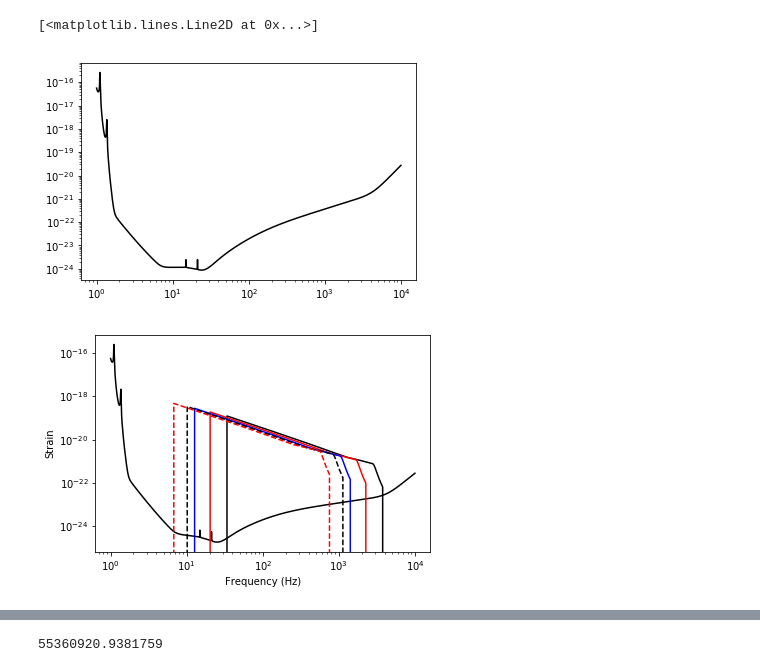
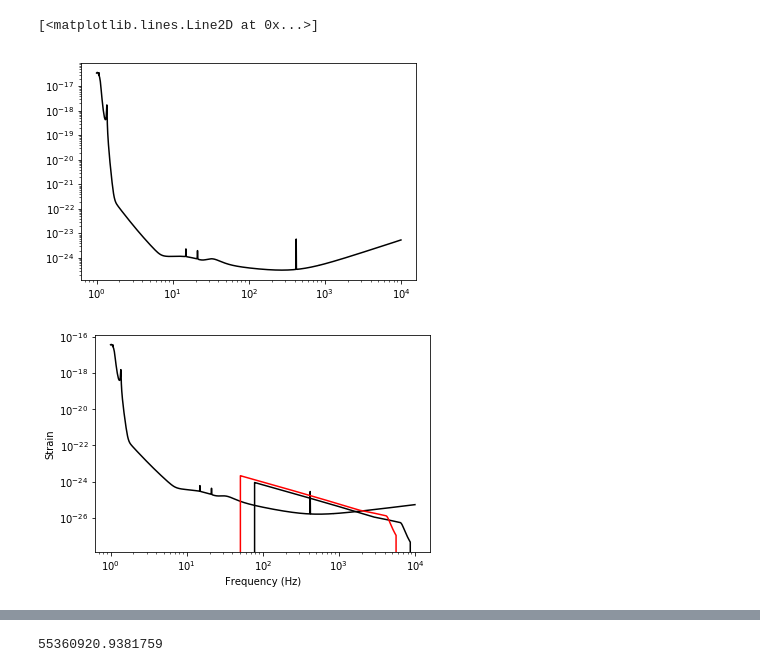
Before and after one commit to 13601121899/GWtoolbox_pathfinder, a Jupyter notebook: SNR_neutron.ipynb, the cells around one changed output, grey strips where cells are left out. Cells and saved outputs as stored; diff of their text form; code cells hidden in the pictures.

Commit message:
correct the gamma function thing

```diff
--- a/SNR_neutron.ipynb
+++ b/SNR_neutron.ipynb
@@ -8,9 +8,9 @@ noise2=Noise_ET[:,2]
 noise3=Noise_ET[:,3]
 plt.yscale('log')
 plt.xscale('log')
-plt.plot(freq,noise1,'k-')#,freq,noise2,'r-',freq,noise3,'b-')
+plt.plot(freq,noise3,'k-')#,freq,noise2,'r-',freq,noise3,'b-')
 # %% [output]
 [<matplotlib.lines.Line2D at 0x...>]
-[figure, old version]
+[figure, new version]
 # %%
 def Sn(f):
@@ -99,17 +99,18 @@ def F1(theta,phi,psi):
 GMsun=1.32754125e26 # cgs unit
 DKPC=3.086e+21 # cgs unit
 c=3e10 #cgs
-def C(M1,M2,D,i,theta,phi,psi):
+def C(M1,M2,Deff,i,theta,phi,psi):
     M=M1+M2
-    factor=M*15.4787466e-6 #second;
+#    factor=M*15.4787466e-6 #second;
     eta=M1*M2/M**2
-    result=(GMsun*M)**0.83333/(2.0*D*DKPC*2.1433*c**1.5)*\
-    (0.208333*eta)**0.5*np.sqrt((1.0+np.cos(i)**2)**2*F1(theta,phi,psi)[0]**2+\
-                                4.0*np.cos(i)**2*F1(theta,phi,psi)[1]**2)
+#    result1=(GMsun*M)**0.83333/(2.0*D*DKPC*2.1433*c**1.5)*\
+#    (0.208333*eta)**0.5*np.sqrt((1.0+np.cos(i)**2)**2*F1(theta,phi,psi)[0]**2+\
+#                                4.0*np.cos(i)**2*F1(theta,phi,psi)[1]**2)
+    #Deff=D/np.sqrt((0.5*(1.0+np.cos(i)**2))**2*F1(theta,phi,psi)[0]**2+np.cos(i)**2*F1(theta,phi,psi)[1]**2)
+    result=0.21*(GMsun*M)**0.83333/(Deff*DKPC)/c**1.5
     return result
 Lorentz = lambda x1,x2,x3: 1.0/3.14159*0.5*x3/((x1-x2)**2+(0.5*x3)**2)
 def gamma(f,M1,M2,chi1,chi2): # the input value is with unit Hz
-
     M=M1+M2;
     eta=M1*M2/M**2;
     factor=M*15.4787466e-6 #second;
@@ -138,28 +139,28 @@ def gamma(f,M1,M2,chi1,chi2): # the input value is with unit Hz
     Wm=(1+alpha2*v**2+alpha3*v**3)/(1+epsilon1*v+epsilon2*v**2)
     Wr=Wm*(f2/f1)**(-2.0/3)*(1+epsilon1*v+epsilon2*v**2)/Lorentz(f2,f2,sigma)
     if (ft<f1) and (ft>f0):
-        result=ft**(-7.0/6)*(1+alpha2*v**2+alpha3*v**3);
+        result=(ft/factor)**(-7.0/6)*(1+alpha2*v**2+alpha3*v**3);
     elif (ft>=f1) and (ft<f2):
-        result=Wm*f1**(-7.0/6)*fp**(-2.0/3)*(1+epsilon1*v+epsilon2*v**2);
+        result=Wm*(f1/factor)**(-7.0/6)*fp**(-2.0/3)*(1+epsilon1*v+epsilon2*v**2);
     elif ft>=f2 and ft<f3:
-        result=Wr*f1**(-7.0/6)*Lorentz(ft,f2,sigma)
+        result=Wr*(f1/factor)**(-7.0/6)*Lorentz(ft,f2,sigma)
     else:
         result=0
     return [result,f1/factor,f2/factor,f3/factor]
 # %%
-# MM=[3.,5.,8.,10.,15.,20.,]
-# LS=['k-','r-','b-','k--','r--','b--']
-# plt.xscale('log')
-# plt.yscale('log')
-# plt.xlabel('Frequency (Hz)')
-# plt.ylabel('Strain')
-# plt.plot(freq,noise1/np.sqrt(freq),'k-')
-# #plt.ylim([1e-12,1e-10])
-# for i in range(0,5):
-#     Signal=[C(MM[i],MM[i],1e6,0.,0.,0.,0.)*gamma(f,MM[i],MM[i],0.,0.)[0] for f in freq]
-#     plt.plot(freq,Signal,LS[i])
+MM=[1.3,2]
+LS=['k-','r-','b-','k--','r--','b--']
+plt.xscale('log')
+plt.yscale('log')
+plt.xlabel('Frequency (Hz)')
+plt.ylabel('Strain')
+plt.plot(freq,noise3/np.sqrt(freq),'k-')
+#plt.ylim([1e-12,1e-10])
+for i in range(0,len(MM)):
+    Signal=[C(MM[i],MM[i],1e6,0.,0.,0.,0.)*gamma(f,MM[i],MM[i],0.,0.)[0] for f in freq]
+    plt.plot(freq,Signal,LS[i])
 # %% [output]
-[figure, old version]
+[figure, new version]
 # %%
 M0=1.5
 chi0=0
```
Also changed, not shown: parts of 4 cells of this notebook, 1 other file.
